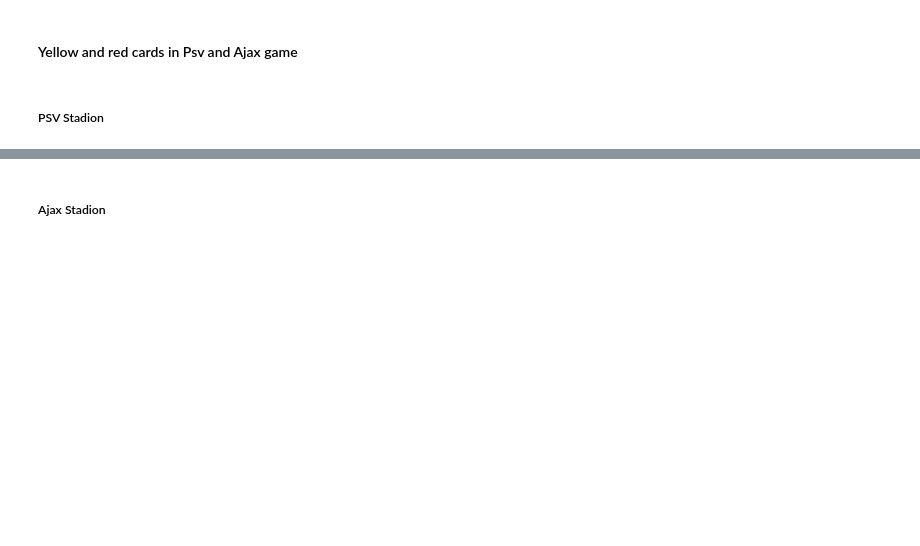
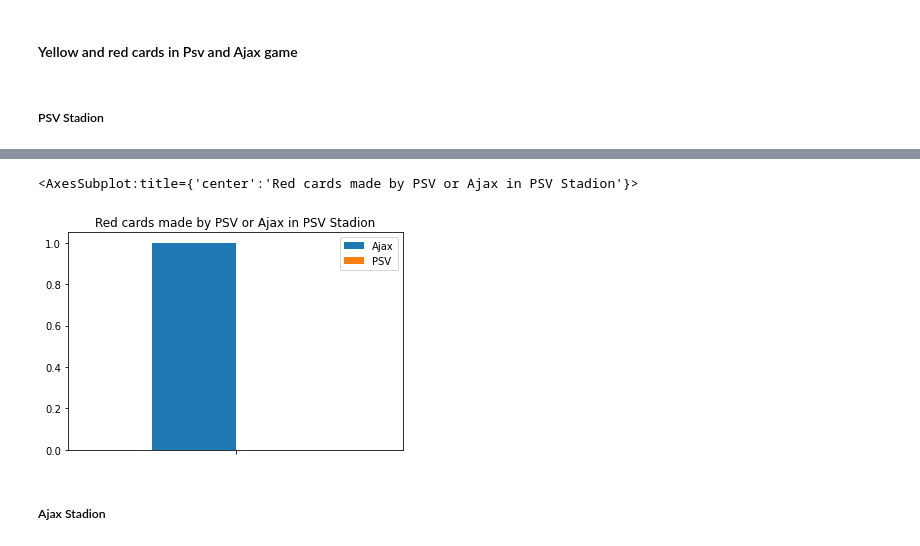
Before and after one commit to mohammedaljader/Football_Predictions_ML, a Jupyter notebook: notebook.ipynb, the cells around one changed output, grey strips where cells are left out. Drawn from its saved outputs; the diff is of its cells as text; code cells hidden in the pictures; blank space fills up the shorter version.

```diff
--- a/notebook.ipynb
+++ b/notebook.ipynb
@@ -487,3 +502,15 @@ print(f'{len(filterPSVCardsInPsvStadionYellowCards.index)} yellow cards is made
+# %%
+plotdata = pd.DataFrame({
+    "Ajax": len(filterAjaxCardsInPsvStadionRedCards.index),
+    "PSV": len(filterPSVCardsInPsvStadionRedCards.index)
+    },
+    index=[''],
+
+)
+plotdata.plot(kind = 'bar', title ="Red cards made by PSV or Ajax in PSV Stadion")
+# %% [output]
+<AxesSubplot:title={'center':'Red cards made by PSV or Ajax in PSV Stadion'}>
+[figure, added]
 # %% [markdown]
 ##### Ajax Stadion
 # %%
```
Also changed, not shown: parts of 19 cells of this notebook.
